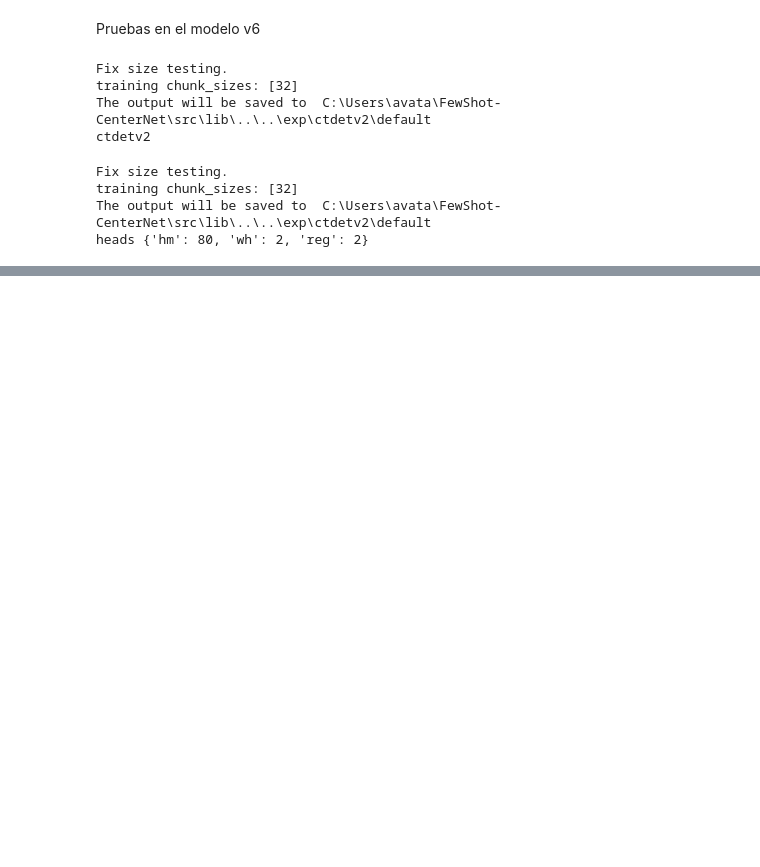
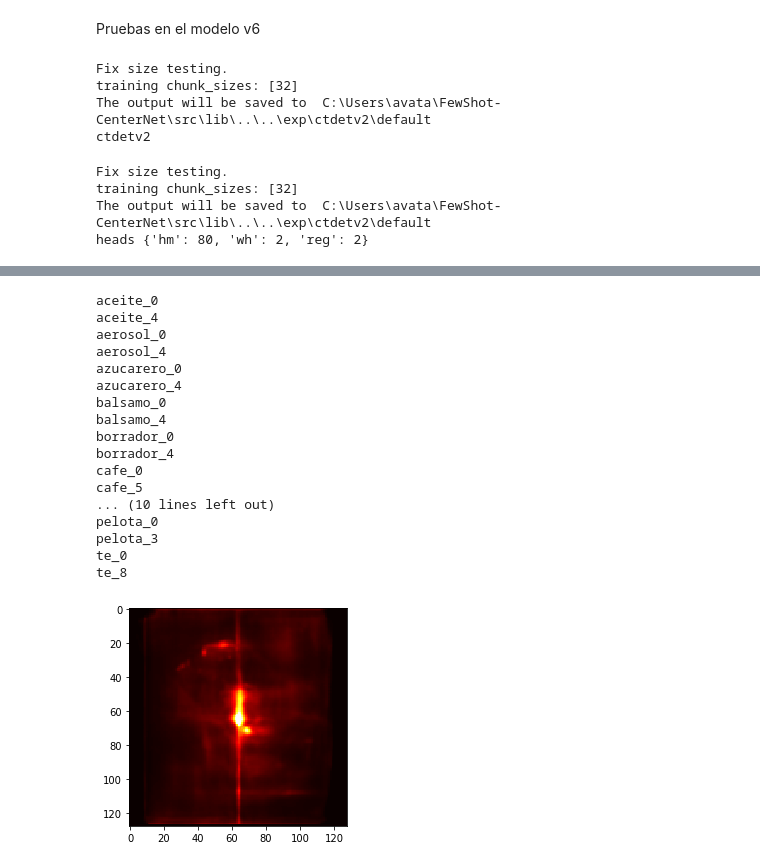
Before and after one commit to s-kill/FewShot-CenterNet, a Jupyter notebook: src/PruebasFinales.ipynb, the cells around one changed output, grey strips where cells are left out. Cells and saved outputs as stored; diff of their text form; code cells hidden in the pictures; blank space fills up the shorter version.

```diff
--- a/src/PruebasFinales.ipynb
+++ b/src/PruebasFinales.ipynb
@@ -139,12 +169,8 @@ def cosdis(x,y):
     return x_n@y_n
 # %%
 D = []
-D.append(descriptores['../images/yolo/aceite_0.png'])
-D.append(descriptores['../images/yolo/aceite_4.png'])
-D.append(descriptores['../images/yolo/cubix_0.png'])
-D.append(descriptores['../images/yolo/cubix_5.png'])
-D.append(descriptores['../images/yolo/te_0.png'])
-D.append(descriptores['../images/yolo/te_8.png'])
+for i in range(len(image_names)):
+    D.append(descriptores[image_names[i]])
 # %%
 matrix = torch.zeros((len(image_names),len(image_names)))
 for i in range(len(image_names)):
@@ -193,0 +252,25 @@ torch.Size([256])
+# %%
+for i,img_name in enumerate(heatmaps):
+
+    print(image_names_ext2[i])
+    plt.imshow(heatmaps[img_name].detach().cpu().numpy(), cmap='hot', interpolation='nearest')
+    plt.savefig('hm_'+image_names_ext2[i]+'.png')
+# %% [output]
+aceite_0
+aceite_4
+aerosol_0
+aerosol_4
+azucarero_0
+azucarero_4
+balsamo_0
+balsamo_4
+borrador_0
+borrador_4
+cafe_0
+cafe_5
+... (10 lines left out)
+pelota_0
+pelota_3
+te_0
+te_8
+[figure, added]
```
Also changed, not shown: parts of 24 cells of this notebook, 53 other files.
